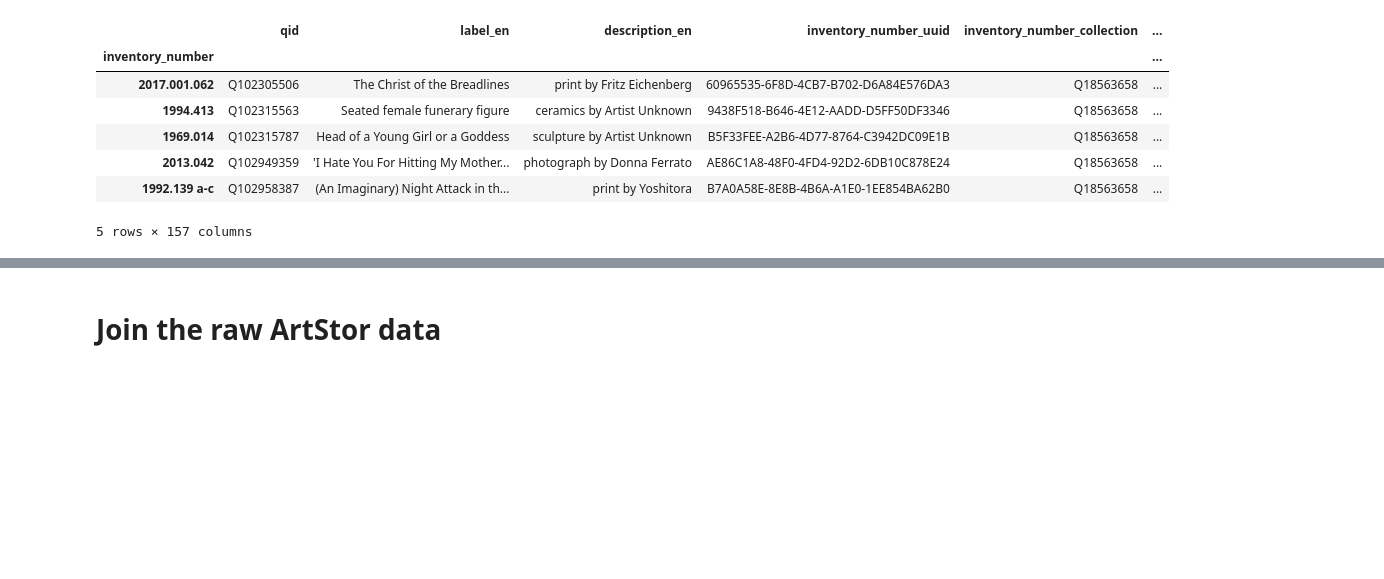
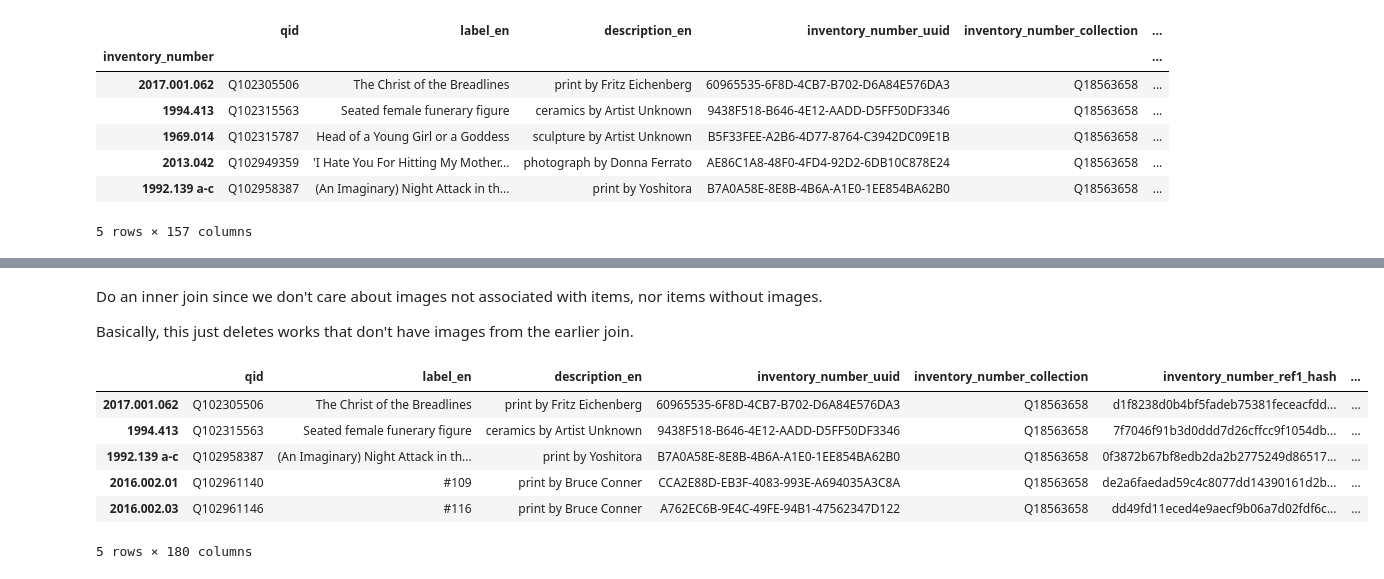
Before and after one commit to HeardLibrary/vandycite, a Jupyter notebook: gallery_works/image_reconciliation.ipynb, the cells around one changed output, grey strips where cells are left out. Cells and saved outputs as stored; diff of their text form; code cells hidden in the pictures; blank space fills up the shorter version.

```diff
--- a/gallery_works/image_reconciliation.ipynb
+++ b/gallery_works/image_reconciliation.ipynb
@@ -70 +69,19 @@ sorted.tail()
+# %% [markdown]
+Do an inner join since we don't care about images not associated with items, nor items without images.
+
+Basically, this just deletes works that don't have images from the earlier join.
+# %%
+result = pd.concat([images_frame, result], axis=1, join="inner")
+# Don't need the has_image column any more
+result.drop('has_image', axis=1, inplace=True)
+sorted = result.sort_values(by=['qid'])
+sorted.head()
+# %% [output]
+|  | qid | label_en | description_en | inventory_number_uuid | inventory_number_collection | inventory_number_ref1_hash | ... |
+| 2017.001.062 | Q102305506 | The Christ of the Breadlines | print by Fritz Eichenberg | 60965535-6F8D-4CB7-B702-D6A84E576DA3 | Q18563658 | d1f8238d0b4bf5fadeb75381feceacfdd... | ... |
+| 1994.413 | Q102315563 | Seated female funerary figure | ceramics by Artist Unknown | 9438F518-B646-4E12-AADD-D5FF50DF3346 | Q18563658 | 7f7046f91b3d0ddd7d26cffcc9f1054db... | ... |
+| 1992.139 a-c | Q102958387 | (An Imaginary) Night Attack in th... | print by Yoshitora | B7A0A58E-8E8B-4B6A-A1E0-1EE854BA62B0 | Q18563658 | 0f3872b67bf8edb2da2b2775249d86517... | ... |
+| 2016.002.01 | Q102961140 | #109 | print by Bruce Conner | CCA2E88D-EB3F-4083-993E-A694035A3C8A | Q18563658 | de2a6faedad59c4c8077dd14390161d2b... | ... |
+| 2016.002.03 | Q102961146 | #116 | print by Bruce Conner | A762EC6B-9E4C-49FE-94B1-47562347D122 | Q18563658 | dd49fd11eced4e9aecf9b06a7d02fdf6c... | ... |
+5 rows × 180 columns
 # %%
@@ -72,2 +88,0 @@ sorted.to_csv(working_directory + '/image_wikidata_join.csv')
-# %% [markdown]
-# Join the raw ArtStor data
```
Also changed, not shown: parts of 12 cells of this notebook, 2 other files.
